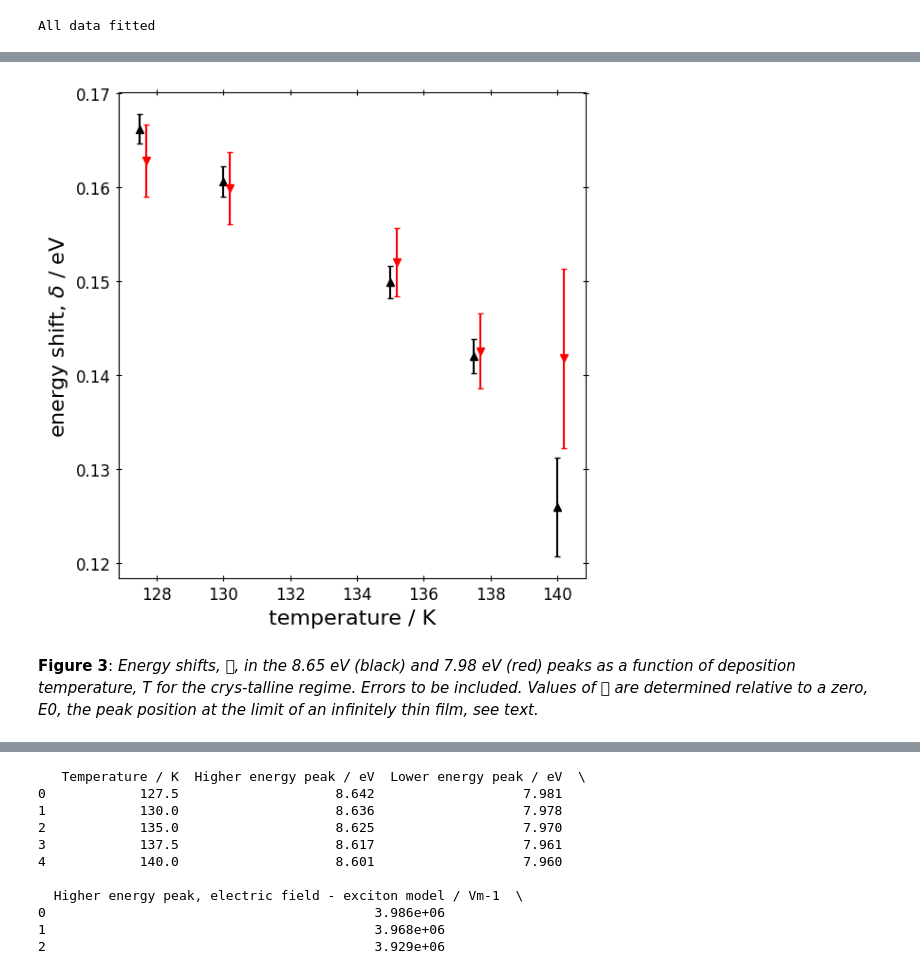
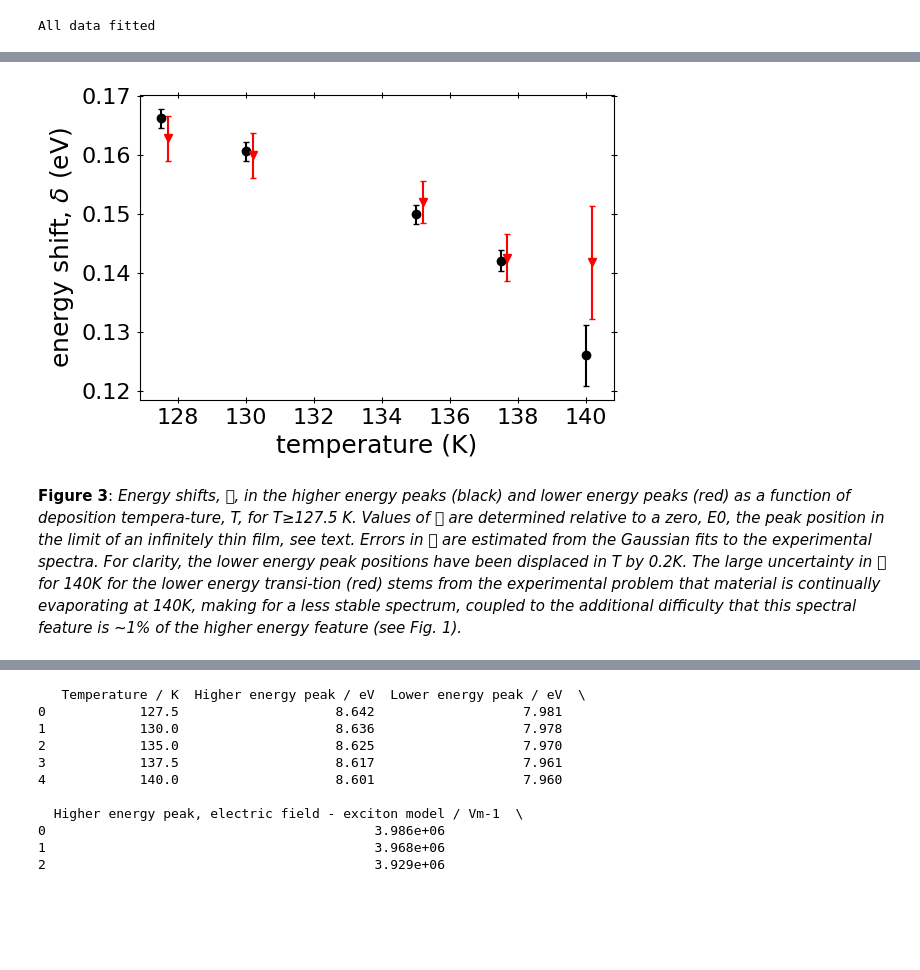
Before and after one commit to cassidy-andrew/VUV_water_spont, a Jupyter notebook: water_spont_paper.ipynb, the cells around one changed output, grey strips where cells are left out. Saved outputs shown, nothing was run; the diff lists cells and outputs as text; code cells hidden in the pictures; blank space fills up the shorter version.

```diff
--- a/water_spont_paper.ipynb
+++ b/water_spont_paper.ipynb
@@ -347,8 +401,8 @@ Given values of r and , the latter as a function of T (Fig. 5), Eqn. 3 and 4
 filename='water_spont_data'
 df = pd.read_csv(filename+'.csv', header=(0))
 
-l0_eV_lower= 7.818149 #7.91515 -0.025 -0.065  -0.007  #155.925 # lambda_0 in eV
-l0_eV_higher = 8.475402 #8.565402 -0.025 -0.065  #eV when fitting with David, we arbitrarily applied this 0.025 offset to improve the fit
+l0_eV_lower= 7.818149 # lambda_0 in eV
+l0_eV_higher = 8.475402 # lambda_0 in eV
 
 xdataraw_higher = (df.iloc[:,0]) #Temperature K
 ydataraw_higher = (df.iloc[:,1]) #peak position eV
@@ -363,40 +417,40 @@ mu_0_Debye = 3 # solid state dipole moment since this is known for water
 IceMu = Solid_phase_dipole(density)*2.541746
 Omega_SI = 17.35e-30 # volume in m**3 from saga et al.
 Omega = Omega_SI*18897259886**3 # convert volume to au
 
-
 # calculate the energy difference, sigma, between lambda max (peak positions at each Tdep) and Lambda0 in eV:
 DE_eV_higher=ydataraw_higher-l0_eV_higher
 DE_eV_lower=ydataraw_lower-l0_eV_lower
 
 #convert to atomic units
 T=xdataraw_higher*3.16683e-6
 DE_higher=DE_eV_higher*0.036749405469679
 DE_lower=DE_eV_lower*0.036749405469679
 
 ### And make te figure
 ### --------
 
 # Create a figure and subplots
-fig, ax1 = plt.subplots(figsize=(6, 6))
+fig, ax1 = plt.subplots(figsize=(6,4))
 
 # Plotting the data on the first subplot (axs[0])
-ax1.errorbar(xdataraw_higher, DE_eV_higher, yerr = df['8_5eV_err'], fmt = '^', color = 'black', label='8.65 eV', capsize=2)
+ax1.errorbar(xdataraw_higher, DE_eV_higher, yerr = df['8_5eV_err'], fmt = 'o', color = 'black', label='8.65 eV', capsize=2)
 ax1.errorbar(xdataraw_lower+0.2, DE_eV_lower, yerr = df['8eV_err'],fmt = 'v', color = 'red', label='7.98 eV', capsize=2)
 #ax1.legend(frameon=False)
-ax1.set_xlabel('temperature / K',  fontsize=16)
-ax1.set_ylabel(r'energy shift, $\delta$ / eV',  fontsize=16)
-ax1.tick_params(axis='both', which='both', length=5, labelsize=12, direction='inout')
+ax1.set_xlabel('temperature (K)',  fontsize=18)
+ax1.set_ylabel(r'energy shift, $\delta$ (eV)',  fontsize=18)
+ax1.tick_params(axis='both', which='both', length=5, labelsize=16, direction='inout')
 ax1.xaxis.set_ticks_position('both')
 ax1.tick_params(axis='x', which='both', direction='inout')
 ax1.yaxis.set_tick_params(right=True, labelright=False)
 ax1.tick_params(axis='y', which='both', direction='inout')
 
 plt.tight_layout()
-plt.savefig('Figure_3.png', format='png')
+plt.savefig('Figure_3.png', dpi = 600, bbox_inches='tight',format='png')
+plt.savefig('Figure_3.svg',dpi = 600, bbox_inches='tight',format='svg')
 # Show the plot
 plt.show()
 # %% [output]
-[figure, old version]
+[figure, new version]
 # %% [markdown]
-**Figure 3**: _Energy shifts, , in the 8.65 eV (black) and 7.98 eV (red) peaks as a function of deposition temperature, T for the crys-talline regime. Errors to be included.  Values of  are determined relative to a zero, E0, the peak position at the limit of an infinitely thin film, see text._
+**Figure 3**: _Energy shifts, , in the higher energy peaks (black) and lower energy peaks (red) as a function of deposition tempera-ture, T, for T≥127.5 K. Values of  are determined relative to a zero, E0, the peak position in the limit of an infinitely thin film, see text. Errors in  are estimated from the Gaussian fits to the experimental spectra. For clarity, the lower energy peak positions have been displaced in T by 0.2K. The large uncertainty in  for 140K for the lower energy transi-tion (red) stems from the experimental problem that material is continually evaporating at 140K, making for a less stable spectrum, coupled to the additional difficulty that this spectral feature is ~1% of the higher energy feature (see Fig. 1)._
```
Also changed, not shown: parts of 24 cells of this notebook, 13 other files.
